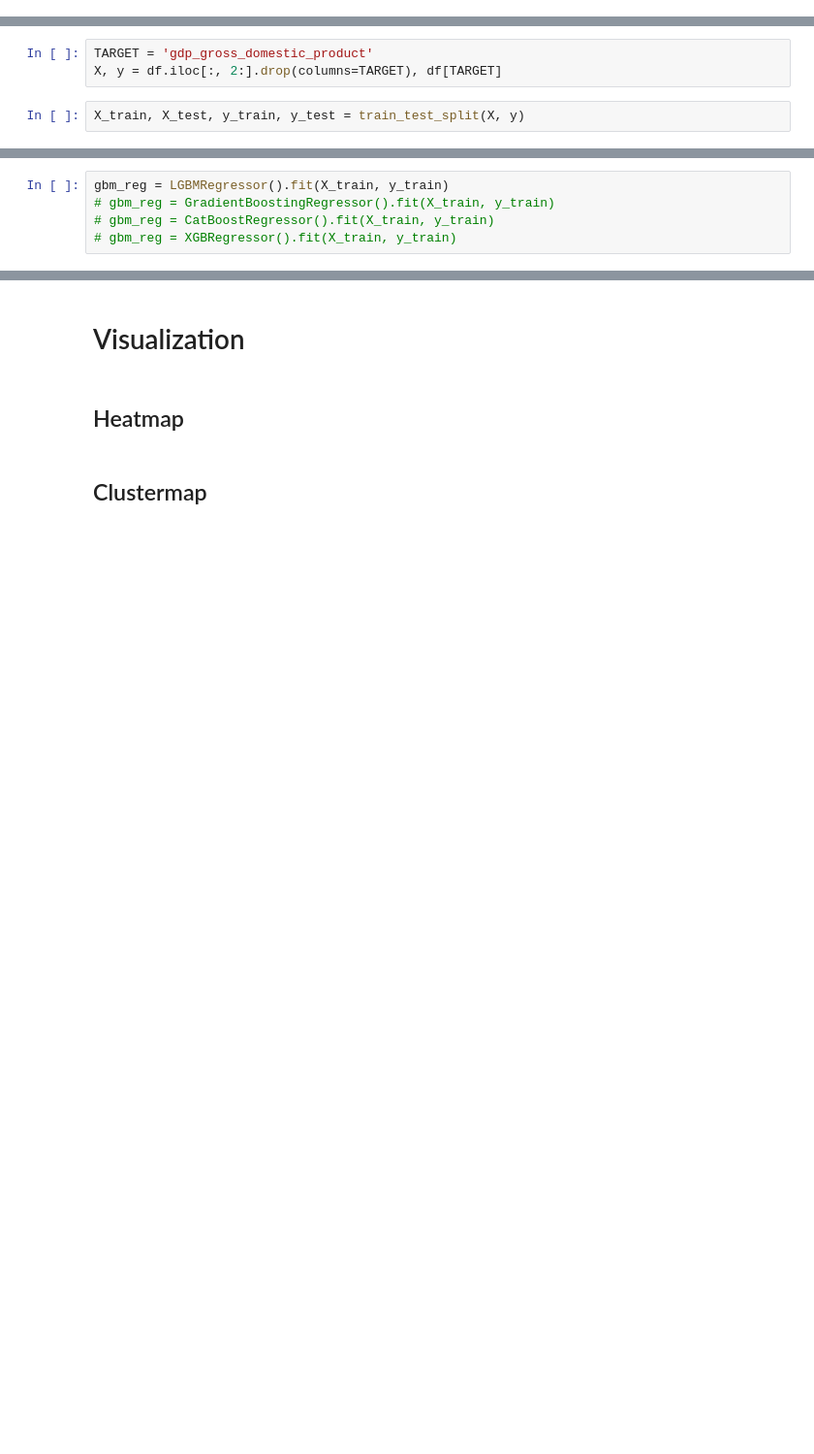
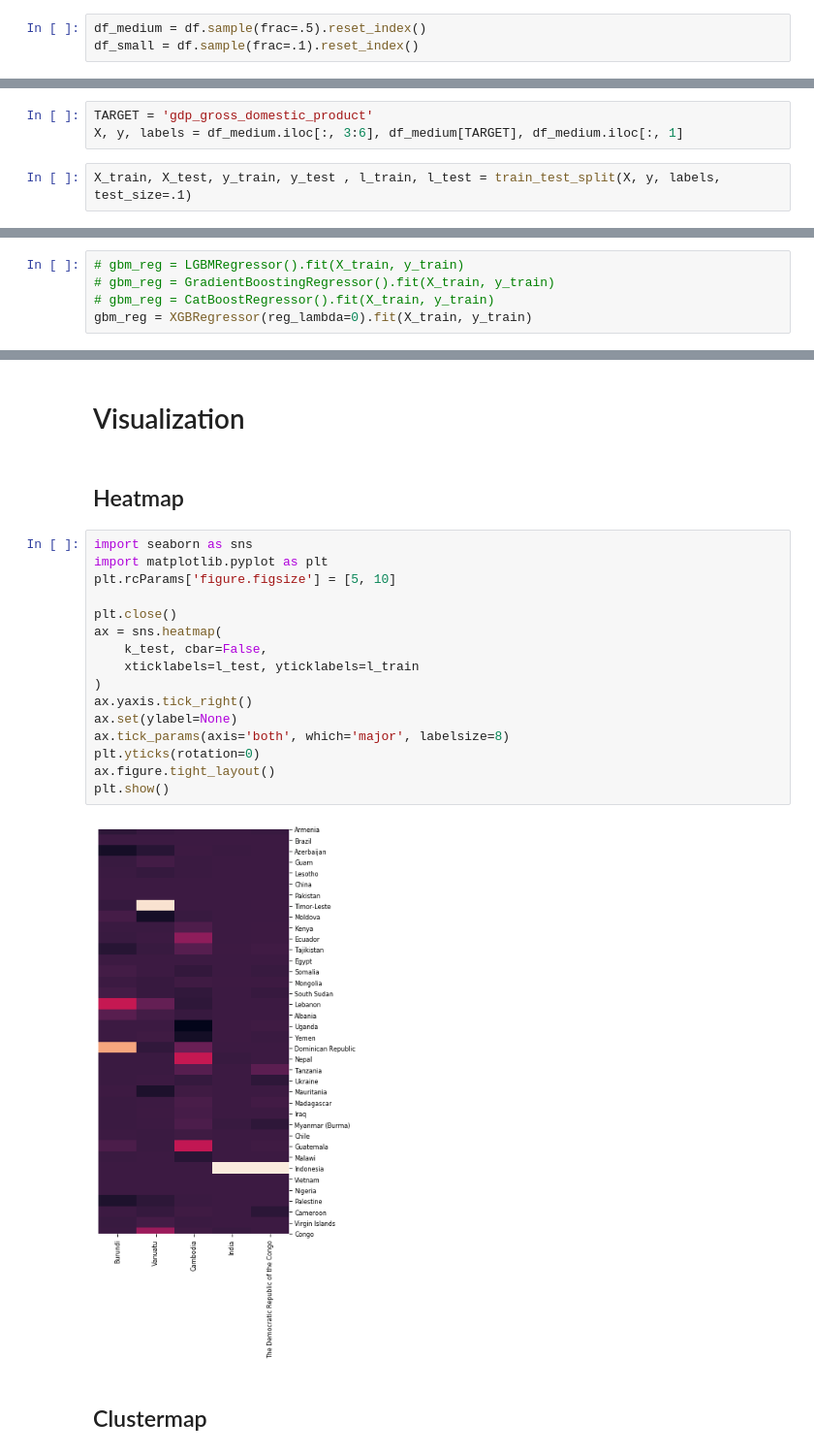
Before and after one commit to krzjoa/scikit-gbm, a Jupyter notebook: examples/3_axil.ipynb, the cells around one changed output, grey strips where cells are left out. Shown at 97% size. Cells and saved outputs as stored; diff of their text form; blank space fills up the shorter version.

```diff
--- a/examples/3_axil.ipynb
+++ b/examples/3_axil.ipynb
@@ -30,0 +35,3 @@ df.columns = \
+# %%
+df_medium = df.sample(frac=.5).reset_index()
+df_small = df.sample(frac=.1).reset_index()
@@ -31,5 +61,5 @@ df.columns = \
 # %%
 TARGET = 'gdp_gross_domestic_product'
-X, y = df.iloc[:, 2:].drop(columns=TARGET), df[TARGET]
+X, y, labels = df_medium.iloc[:, 3:6], df_medium[TARGET], df_medium.iloc[:, 1]
 # %%
-X_train, X_test, y_train, y_test = train_test_split(X, y)
+X_train, X_test, y_train, y_test , l_train, l_test = train_test_split(X, y, labels, test_size=.1)
@@ -57,7 +68,7 @@ Name: economy_agriculture, Length: 229, dtype: object
 # %% [markdown]
 AXIL only explains regressors. Additionaly, for the moment the only accepted loss function is RMSE and its variants (MSE etc.).
 # %%
-gbm_reg = LGBMRegressor().fit(X_train, y_train)
+# gbm_reg = LGBMRegressor().fit(X_train, y_train)
 # gbm_reg = GradientBoostingRegressor().fit(X_train, y_train)
 # gbm_reg = CatBoostRegressor().fit(X_train, y_train)
-# gbm_reg = XGBRegressor().fit(X_train, y_train)
+gbm_reg = XGBRegressor(reg_lambda=0).fit(X_train, y_train)
@@ -81,5 +102,23 @@ True
 # Visualization
 # %% [markdown]
 ## Heatmap
+# %%
+import seaborn as sns
+import matplotlib.pyplot as plt
+plt.rcParams['figure.figsize'] = [5, 10]
+
+plt.close()
+ax = sns.heatmap(
+    k_test, cbar=False,
+    xticklabels=l_test, yticklabels=l_train
+)
+ax.yaxis.tick_right()
+ax.set(ylabel=None)
+ax.tick_params(axis='both', which='major', labelsize=8)
+plt.yticks(rotation=0)
+ax.figure.tight_layout()
+plt.show()
+# %% [output]
+[figure, added]
 # %% [markdown]
 ## Clustermap
```
Also changed, not shown: parts of 16 cells of this notebook, 7 other files.
